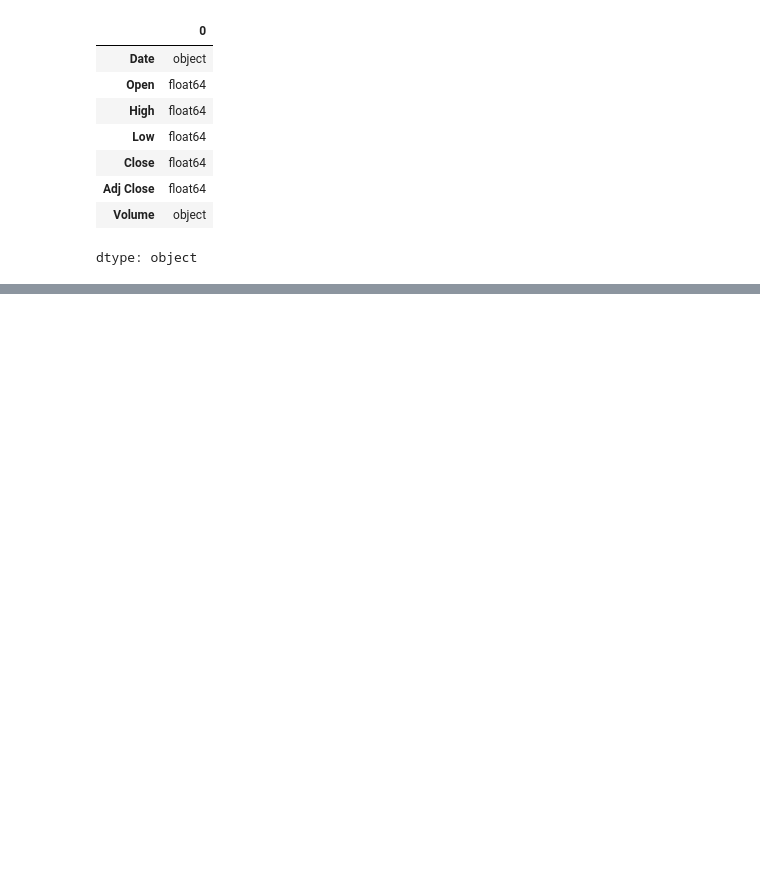
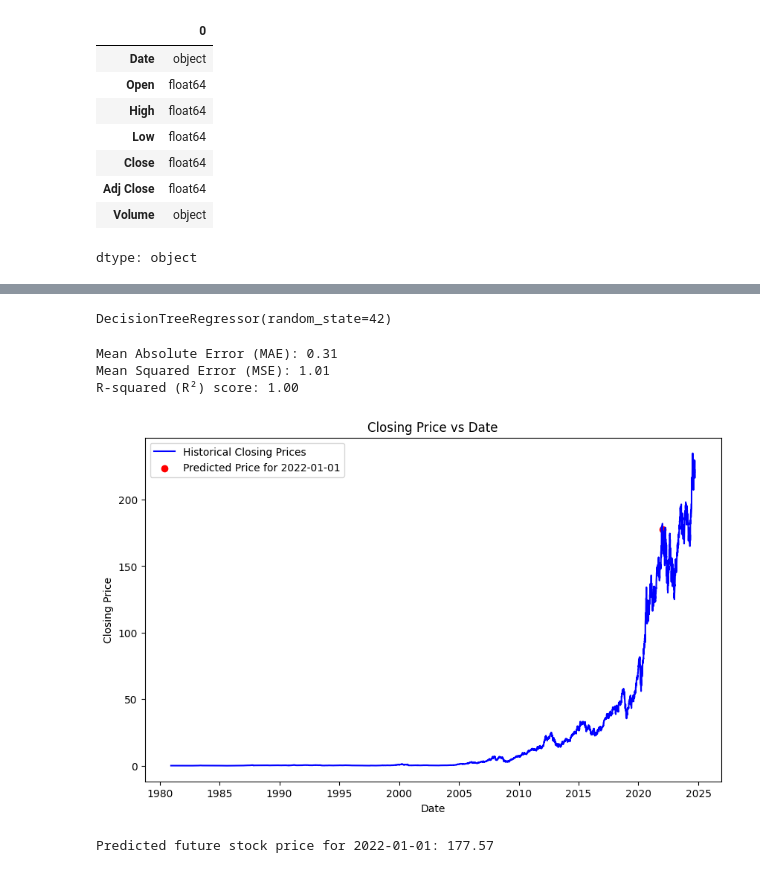
Before and after one commit to acrobyte007/Stock_Price_Prediction, a Jupyter notebook: Stock_Price.ipynb, the cells around one changed output, grey strips where cells are left out. Cells and saved outputs as stored; diff of their text form; code cells hidden in the pictures; blank space fills up the shorter version.

```diff
--- a/Stock_Price.ipynb
+++ b/Stock_Price.ipynb
@@ -185,0 +28,69 @@ Root Mean Squared Error: 1.02111882468595
+# %%
+from sklearn.tree import DecisionTreeRegressor
+df['Date_ordinal'] = df['Date'].apply(lambda x: x.toordinal())
+
+# Features (Date_ordinal) and Target (Close prices)
+X = df[['Date_ordinal']]
+y = df['Close']
+
+# Train-Test split
+X_train, X_test, y_train, y_test = train_test_split(X, y, test_size=0.2, random_state=42)
+
+# Initialize and fit the Decision Tree Regressor model
+tree_model = DecisionTreeRegressor(random_state=42)
+tree_model.fit(X_train, y_train)
+# %% [output]
+DecisionTreeRegressor(random_state=42)
+# %%
+from sklearn.metrics import mean_absolute_error, mean_squared_error, r2_score
+
+# Predicting on the test set
+y_pred = tree_model.predict(X_test)
+
+# Calculating the evaluation metrics
+mae = mean_absolute_error(y_test, y_pred)
+mse = mean_squared_error(y_test, y_pred)
+r2 = r2_score(y_test, y_pred)
+
+# Display the results
+print(f"Mean Absolute Error (MAE): {mae:.2f}")
+print(f"Mean Squared Error (MSE): {mse:.2f}")
+print(f"R-squared (R²) score: {r2:.2f}")
+# %% [output]
+Mean Absolute Error (MAE): 0.31
+Mean Squared Error (MSE): 1.01
+R-squared (R²) score: 1.00
+# %%
+import matplotlib.pyplot as plt
+
+# Function to predict future stock price and plot curve
+def predict_and_plot(future_date_str):
+    # Convert input future date to ordinal
+    future_date = pd.to_datetime(future_date_str).toordinal()
+
+    # Predict future price using the Decision Tree model
+    future_price = tree_model.predict(np.array([[future_date]]))
+
+    # Plotting the actual and predicted closing prices
+    plt.figure(figsize=(10, 6))
+    plt.plot(df['Date'], df['Close'], label='Historical Closing Prices', color='blue')
+
+    # Plot the predicted price for the future date
+    plt.scatter(pd.to_datetime(future_date_str), future_price, color='red', label=f'Predicted Price for {future_date_str}')
+
+    # Labels and title
+    plt.xlabel('Date')
+    plt.ylabel('Closing Price')
+    plt.title('Closing Price vs Date')
+    plt.legend()
+
+
+    plt.show()
+
+    # Print the predicted price
+    print(f"Predicted future stock price for {future_date_str}: {future_price[0]:.2f}")
+# %%
+predict_and_plot('2022-01-01')
+# %% [output]
+[figure, added]
+Predicted future stock price for 2022-01-01: 177.57
```
Also changed, not shown: parts of 21 cells of this notebook.
